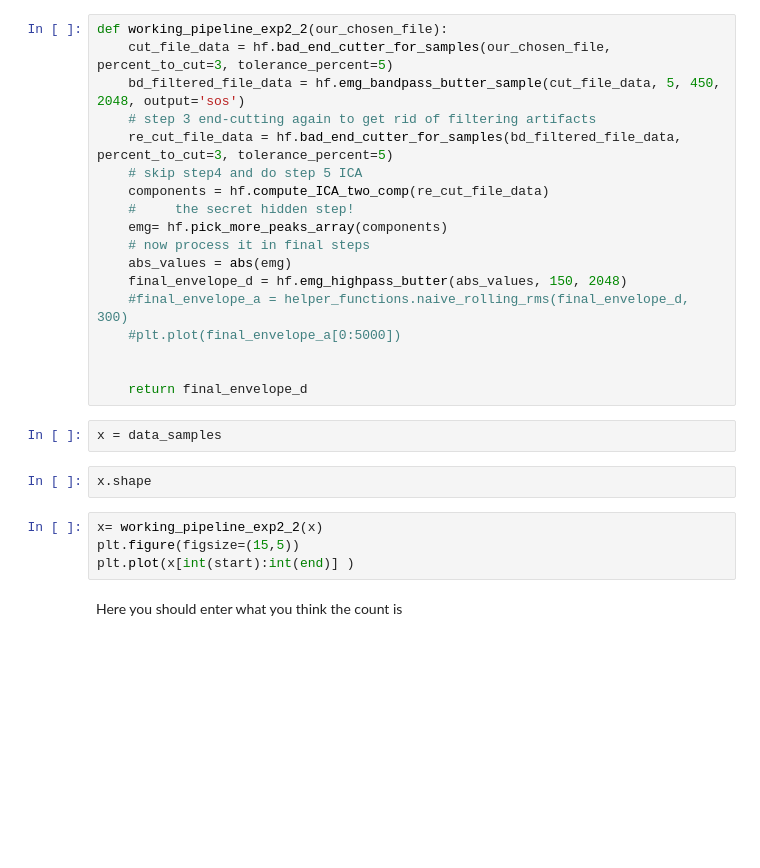
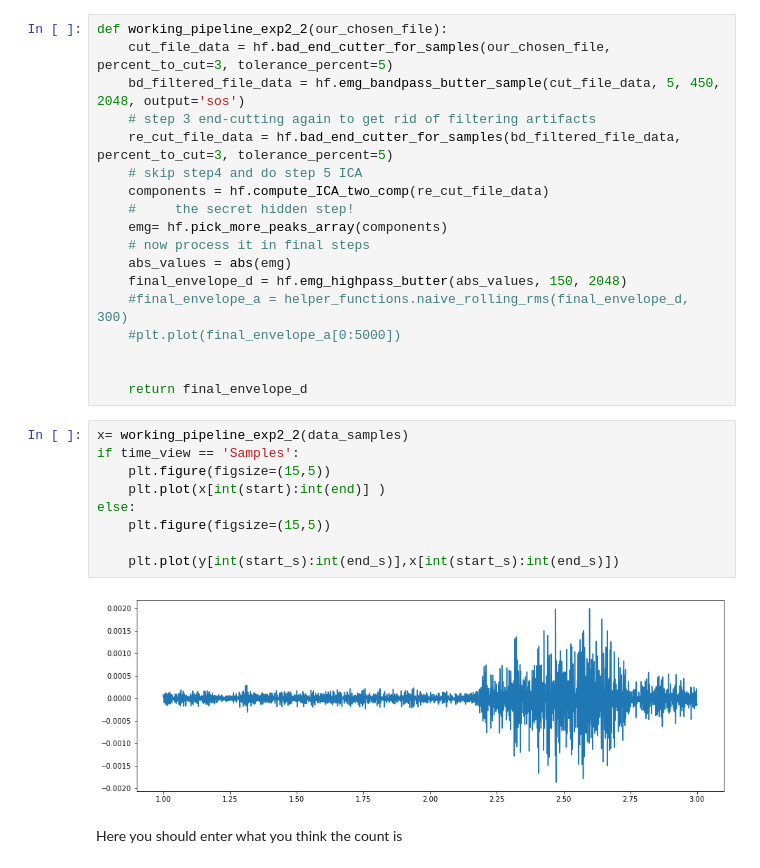
Before and after one commit to NLeSC/rsemg, a Jupyter notebook: researcher_interface/widgeted_breath_experiments.ipynb, the cells around one changed output. Saved outputs shown, nothing was run; the diff lists cells and outputs as text; blank space fills up the shorter version.

```diff
--- a/researcher_interface/widgeted_breath_experiments.ipynb
+++ b/researcher_interface/widgeted_breath_experiments.ipynb
@@ -236,14 +226,17 @@ def working_pipeline_exp2_2(our_chosen_file):
 
 
     return final_envelope_d
-# %%
-x = data_samples
-# %%
-x.shape
 # %%
-x= working_pipeline_exp2_2(x)
-plt.figure(figsize=(15,5))
-plt.plot(x[int(start):int(end)] )
+x= working_pipeline_exp2_2(data_samples)
+if time_view == 'Samples':
+    plt.figure(figsize=(15,5))
+    plt.plot(x[int(start):int(end)] )
+else:
+    plt.figure(figsize=(15,5))
+
+    plt.plot(y[int(start_s):int(end_s)],x[int(start_s):int(end_s)])
+# %% [output]
+[figure, added]
 # %% [markdown]
 Here you should enter what you think the count is
 # %%
```
Also changed, not shown: parts of 19 cells of this notebook.
